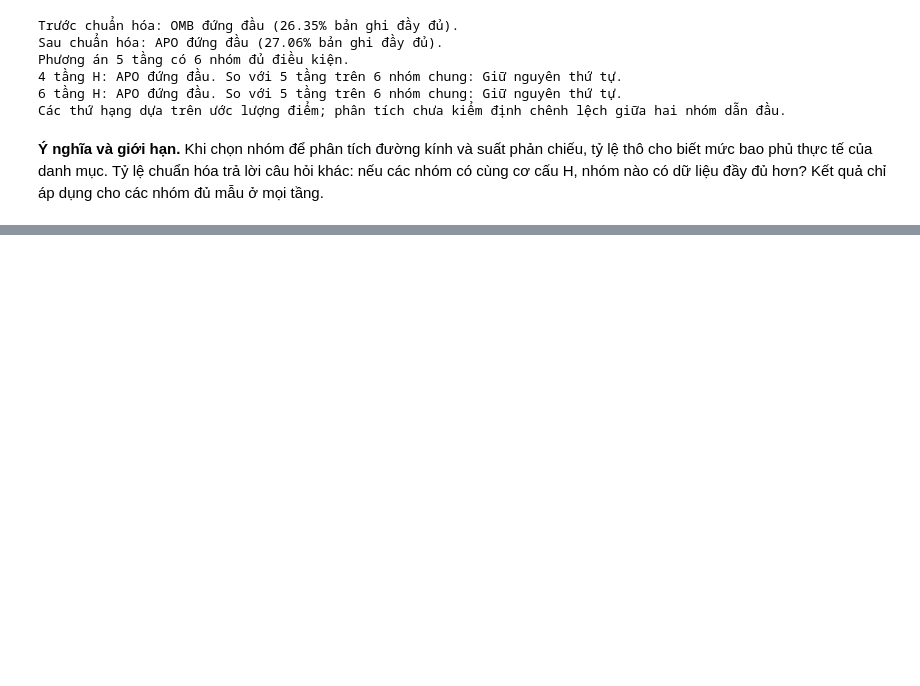
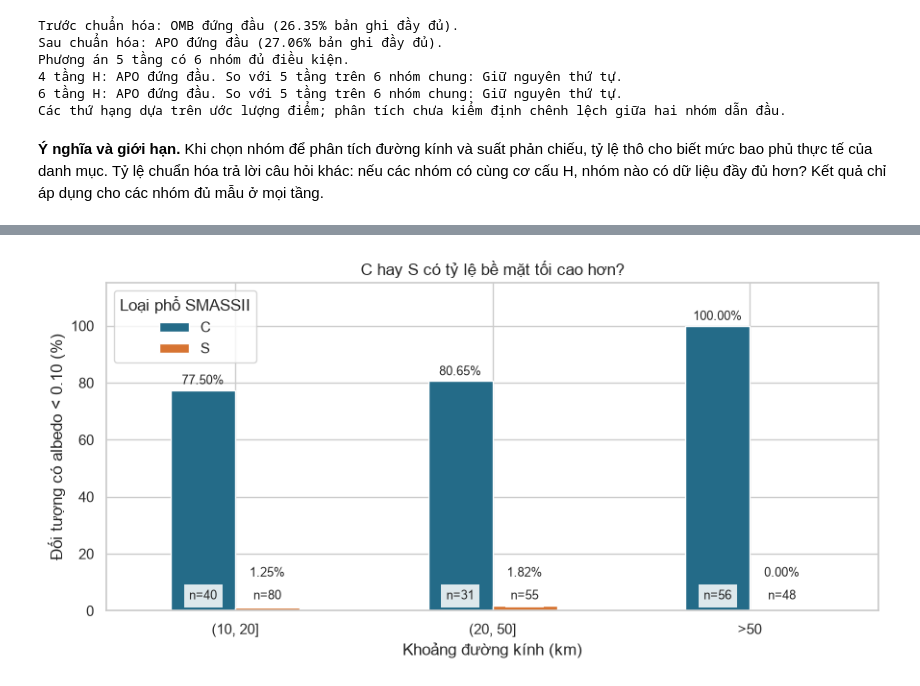
Before and after one commit to hohuunghiem/Programming-for-Data-Science, a Jupyter notebook: notebooks/02_analysis.ipynb, the cells around one changed output, grey strips where cells are left out. Drawn from its saved outputs; the diff is of its cells as text; code cells hidden in the pictures; blank space fills up the shorter version.

Commit message:
Bổ sung Q4 so sánh bề mặt tối giữa C và S

```diff
--- a/notebooks/02_analysis.ipynb
+++ b/notebooks/02_analysis.ipynb
@@ -601,0 +694,13 @@ Các thứ hạng dựa trên ước lượng điểm; phân tích chưa kiểm
+# %%
+q4_cs = q4_merged.loc[q4_merged["spec_B"].isin(["C", "S"])].copy()
+q4_valid = np.isfinite(q4_cs[["diameter", "albedo"]]).all(axis=1)
+q4_valid &= q4_cs["diameter"].gt(0) & q4_cs["albedo"].gt(0)
+q4_surface = q4_cs.loc[q4_valid].copy()
+q4_surface["is_dark"] = q4_surface["albedo"] < 0.10
+q4_labels = ["(0, 5]", "(5, 10]", "(10, 20]", "(20, 50]", ">50"]
+q4_surface["size_bin"] = pd.cut(q4_surface["diameter"], [0, 5, 10, 20, 50, np.inf], labels=q4_labels)
+assert q4_surface["size_bin"].notna().all()
+q4_steps = pd.DataFrame({"Bước": ["CSV sau ghép", "Nhãn C/S", "Đủ hai phép đo"],
+                      "Số dòng": [len(q4_merged), len(q4_cs), len(q4_surface)]})
+q4_steps["Loại so với bước trước"] = q4_steps["Số dòng"].shift(1) - q4_steps["Số dòng"]
+display(q4_steps)
@@ -601,0 +719,17 @@ Các thứ hạng dựa trên ước lượng điểm; phân tích chưa kiểm
+# %%
+q4_grouped = q4_surface.groupby(["size_bin", "spec_B"], observed=True)["is_dark"].agg(
+    n="size", dark_n="sum", dark_fraction="mean").reset_index()
+q4_grouped["dark_pct"] = q4_grouped["dark_fraction"] * 100
+q4_counts = q4_grouped.pivot(index="size_bin", columns="spec_B", values="n").reindex(columns=["C", "S"])
+q4_rates = q4_grouped.pivot(index="size_bin", columns="spec_B", values="dark_pct").reindex(columns=["C", "S"])
+q4_keep = q4_counts.ge(30).all(axis=1) & q4_rates.notna().all(axis=1)
+assert q4_keep.any(), "Không đủ khoảng để so sánh C/S."
+q4_result = pd.DataFrame({"C (n)": q4_counts["C"], "S (n)": q4_counts["S"],
+                       "C tối (%)": q4_rates["C"], "S tối (%)": q4_rates["S"],
+                       "Dùng so sánh": q4_keep})
+display(q4_result.round(2))
+q4_common_rates, q4_common_counts = q4_rates.loc[q4_keep], q4_counts.loc[q4_keep]
+q4_common = q4_surface.loc[q4_surface["size_bin"].isin(q4_common_rates.index)].copy()
+assert q4_grouped["n"].sum() == len(q4_surface)
+assert len(q4_common) == int(q4_common_counts.to_numpy().sum())
+print(f"Giữ khoảng đủ C/S: {len(q4_surface)} → {len(q4_common)} đối tượng, {int(q4_keep.sum())} khoảng.")
@@ -601,0 +750,15 @@ Các thứ hạng dựa trên ước lượng điểm; phân tích chưa kiểm
+# %%
+ax = q4_common_rates.plot.bar(figsize=(9, 4.5), color=["#246b88", "#d77432"], rot=0)
+for label, bars in zip(["C", "S"], ax.containers):
+    for band, bar in zip(q4_common_rates.index, bars):
+        x = bar.get_x() + bar.get_width()/2
+        ax.text(x, max(bar.get_height()+2, 12), f"{bar.get_height():.2f}%", ha="center", fontsize=9)
+        ax.text(x, 4, f"n={int(q4_common_counts.loc[band, label])}", ha="center", fontsize=9,
+                bbox={"facecolor": "white", "alpha": 0.85, "edgecolor": "none"})
+ax.set(title="C hay S có tỷ lệ bề mặt tối cao hơn?", xlabel="Khoảng đường kính (km)",
+       ylabel="Đối tượng có albedo < 0.10 (%)", ylim=(0, 115))
+ax.legend(title="Loại phổ SMASSII")
+plt.tight_layout()
+plt.show()
+# %% [output]
+[figure, added]
```
Also changed, not shown: parts of 16 cells of this notebook, 4 other files.
